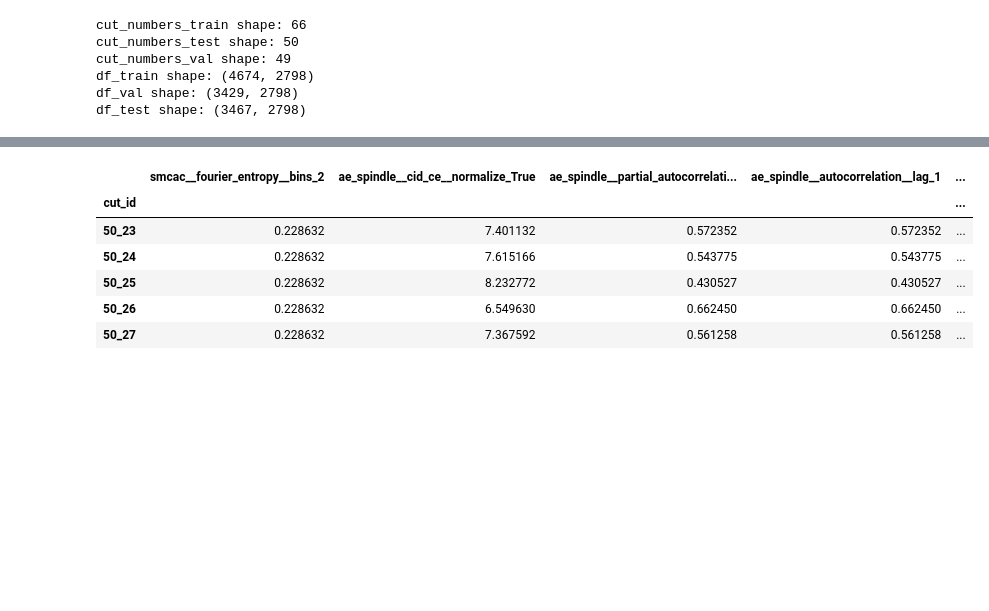
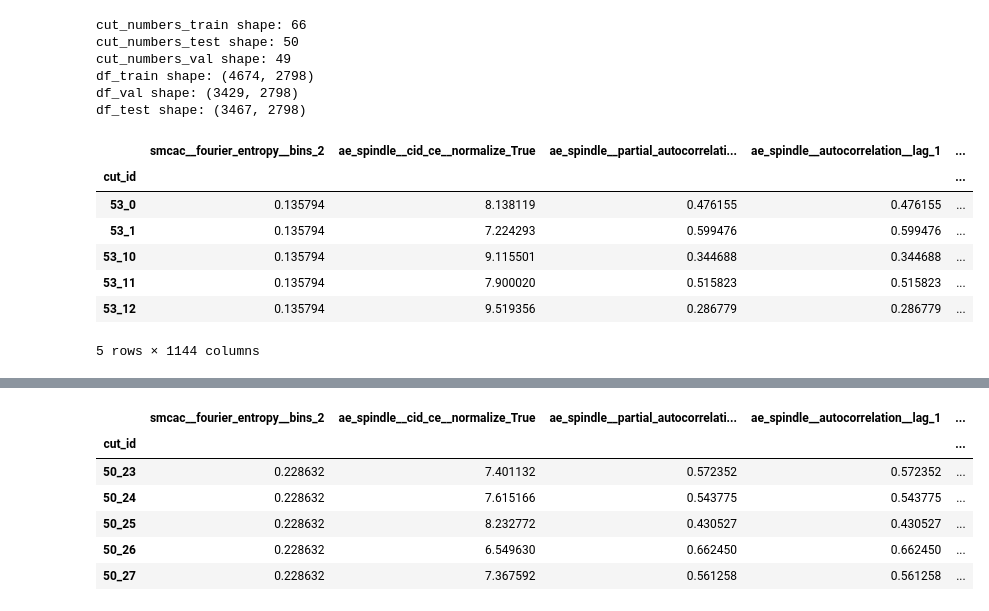
Before and after one commit to tvhahn/tspipe, a Jupyter notebook: notebooks/scratch/select_feat.ipynb, the cells around one changed output, grey strips where cells are left out. Saved outputs shown, nothing was run; the diff lists cells and outputs as text; code cells hidden in the pictures; blank space fills up the shorter version.

```diff
--- a/notebooks/scratch/select_feat.ipynb
+++ b/notebooks/scratch/select_feat.ipynb
@@ -294,3 +296,14 @@ cut_numbers_val shape: 49
 df_train shape: (4674, 2798)
 df_val shape: (3429, 2798)
 df_test shape: (3467, 2798)
+# %%
+df_val.head()
+# %% [output]
+|  | smcac__fourier_entropy__bins_2 | ae_spindle__cid_ce__normalize_True | ae_spindle__partial_autocorrelati... | ae_spindle__autocorrelation__lag_1 | ... |
+| cut_id |  |  |  |  | ... |
+| 53_0 | 0.135794 | 8.138119 | 0.476155 | 0.476155 | ... |
+| 53_1 | 0.135794 | 7.224293 | 0.599476 | 0.599476 | ... |
+| 53_10 | 0.135794 | 9.115501 | 0.344688 | 0.344688 | ... |
+| 53_11 | 0.135794 | 7.900020 | 0.515823 | 0.515823 | ... |
+| 53_12 | 0.135794 | 9.519356 | 0.286779 | 0.286779 | ... |
+5 rows × 1144 columns
```
Also changed, not shown: parts of 8 cells of this notebook, 1 other file.
